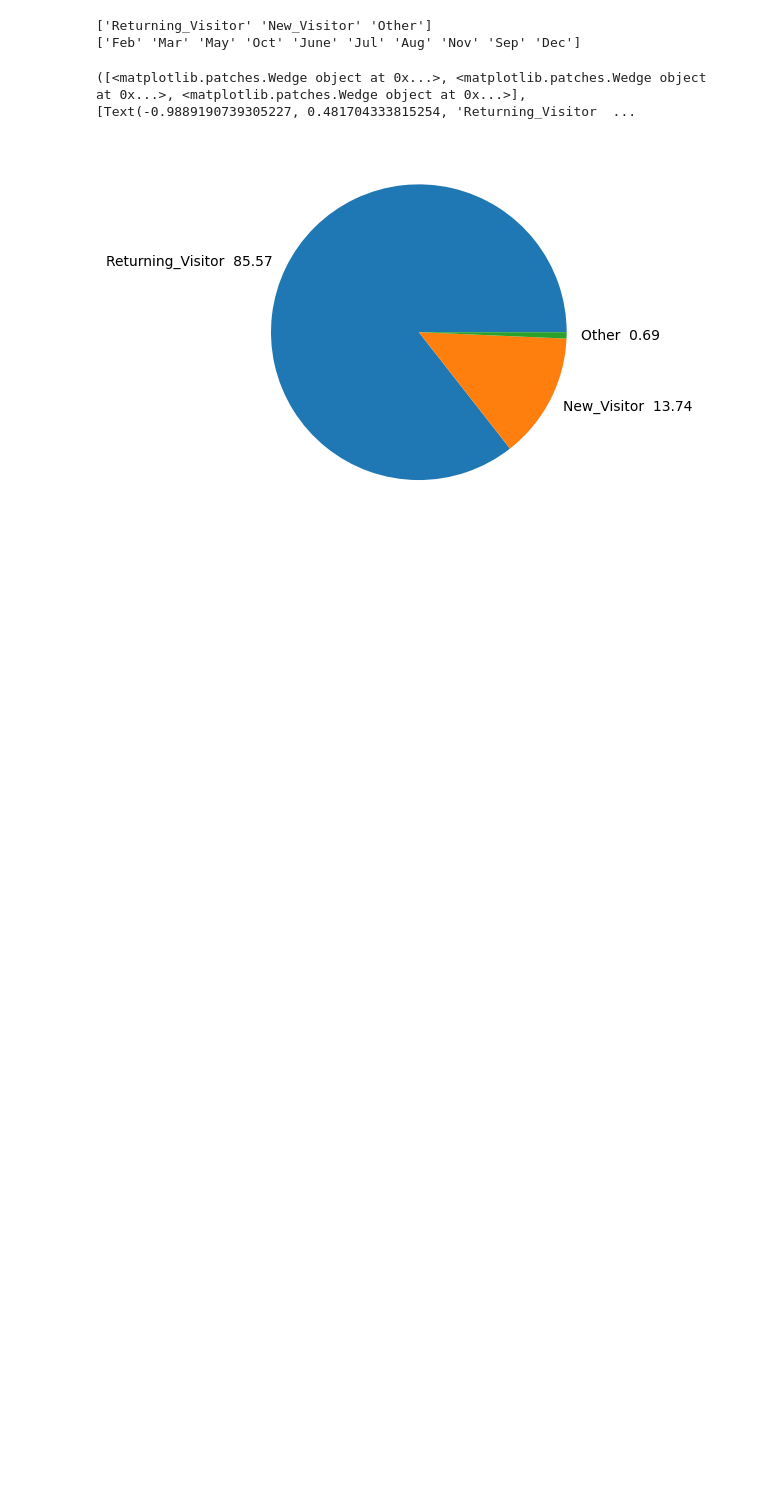
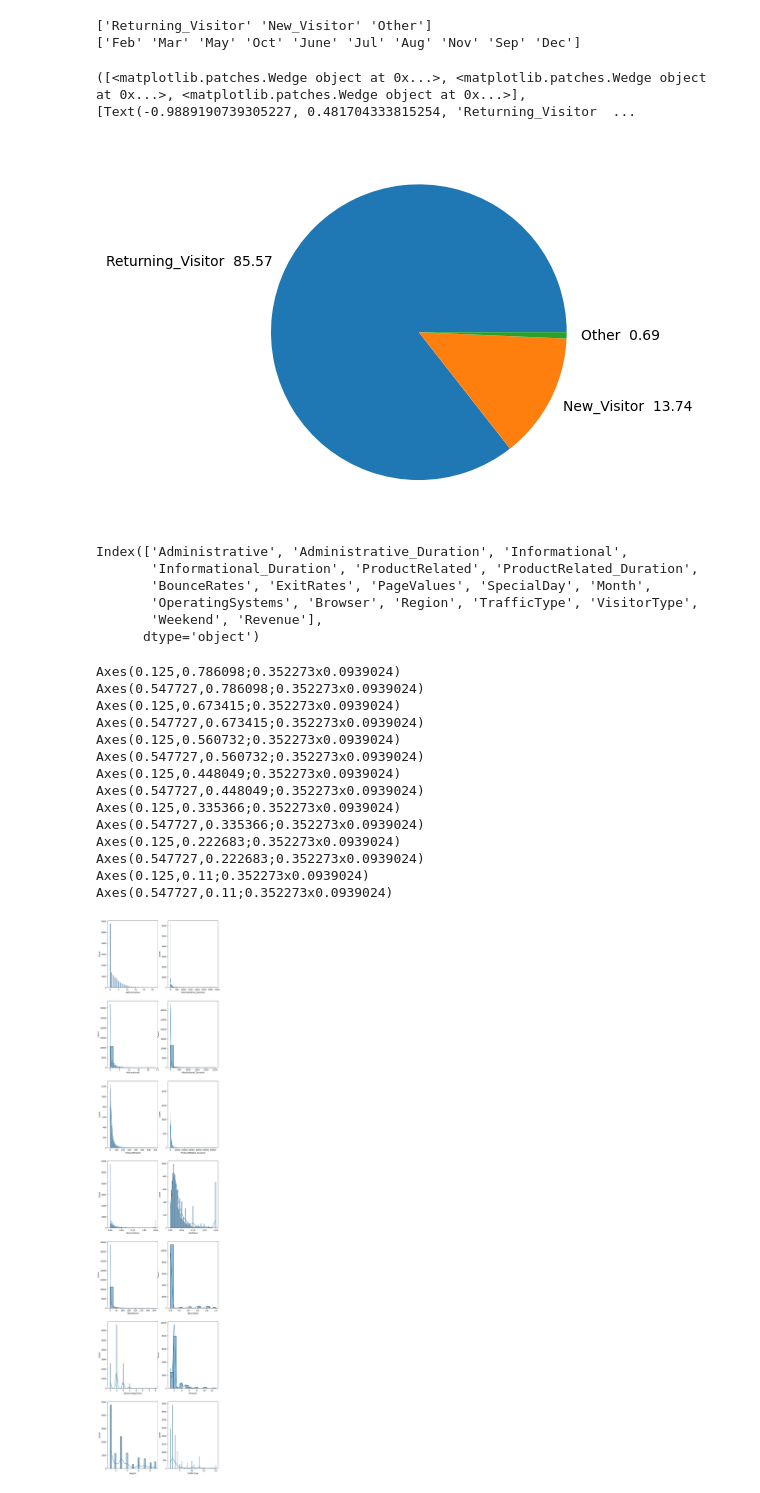
Before and after one commit to Mayank-MSJ-Singh/Online-Shoppers-Purchasing-Intention-Dataset, a Jupyter notebook: main.ipynb, the cells around one changed output. Saved outputs shown, nothing was run; the diff lists cells and outputs as text; code cells hidden in the pictures; blank space fills up the shorter version.

Commit message:
Adding Histogram

```diff
--- a/main.ipynb
+++ b/main.ipynb
@@ -62,3 +109,44 @@ print(plt.pie(VT_pie, labels=VT_pie_labels))
 # %% [output]
 ([<matplotlib.patches.Wedge object at 0x...>, <matplotlib.patches.Wedge object at 0x...>, <matplotlib.patches.Wedge object at 0x...>], [Text(-0.9889190739305227, 0.481704333815254, 'Returning_Visitor  ...
 [figure]
+# %%
+df.columns
+# %% [output]
+Index(['Administrative', 'Administrative_Duration', 'Informational',
+       'Informational_Duration', 'ProductRelated', 'ProductRelated_Duration',
+       'BounceRates', 'ExitRates', 'PageValues', 'SpecialDay', 'Month',
+       'OperatingSystems', 'Browser', 'Region', 'TrafficType', 'VisitorType',
+       'Weekend', 'Revenue'],
+      dtype='object')
+# %%
+fig, axis = plt.subplots(7, 2, figsize = (10,50))
+print(sns.histplot(x='Administrative', ax = axis[0][0], data=df, kde=False))
+print(sns.histplot(x='Administrative_Duration', data=df, ax = axis[0][1], kde=True))
+print(sns.histplot(x='Informational', data=df,ax = axis[1][0], kde=True))
+print(sns.histplot(x='Informational_Duration', ax = axis[1][1],data=df, kde=True))
+print(sns.histplot(x='ProductRelated', data=df, ax = axis[2][0],kde=True))
+print(sns.histplot(x='ProductRelated_Duration', ax = axis[2][1],data=df, kde=True))
+print(sns.histplot(x='BounceRates', data=df, ax = axis[3][0],kde=True))
+print(sns.histplot(x='ExitRates', data=df, ax = axis[3][1],kde=True))
+print(sns.histplot(x='PageValues', data=df,ax = axis[4][0], kde=True))
+print(sns.histplot(x='SpecialDay', data=df, ax = axis[4][1],kde=True))
+print(sns.histplot(x='OperatingSystems',ax = axis[5][0], data=df, kde=True))
+print(sns.histplot(x='Browser', data=df,ax = axis[5][1], kde=True))
+print(sns.histplot(x='Region', data=df,ax = axis[6][0], kde=True))
+print(sns.histplot(x='TrafficType', data=df, ax = axis[6][1],kde=True))
+# %% [output]
+Axes(0.125,0.786098;0.352273x0.0939024)
+Axes(0.547727,0.786098;0.352273x0.0939024)
+Axes(0.125,0.673415;0.352273x0.0939024)
+Axes(0.547727,0.673415;0.352273x0.0939024)
+Axes(0.125,0.560732;0.352273x0.0939024)
+Axes(0.547727,0.560732;0.352273x0.0939024)
+Axes(0.125,0.448049;0.352273x0.0939024)
+Axes(0.547727,0.448049;0.352273x0.0939024)
+Axes(0.125,0.335366;0.352273x0.0939024)
+Axes(0.547727,0.335366;0.352273x0.0939024)
+Axes(0.125,0.222683;0.352273x0.0939024)
+Axes(0.547727,0.222683;0.352273x0.0939024)
+Axes(0.125,0.11;0.352273x0.0939024)
+Axes(0.547727,0.11;0.352273x0.0939024)
+[figure, added]
```
Also changed, not shown: parts of 4 cells of this notebook.
